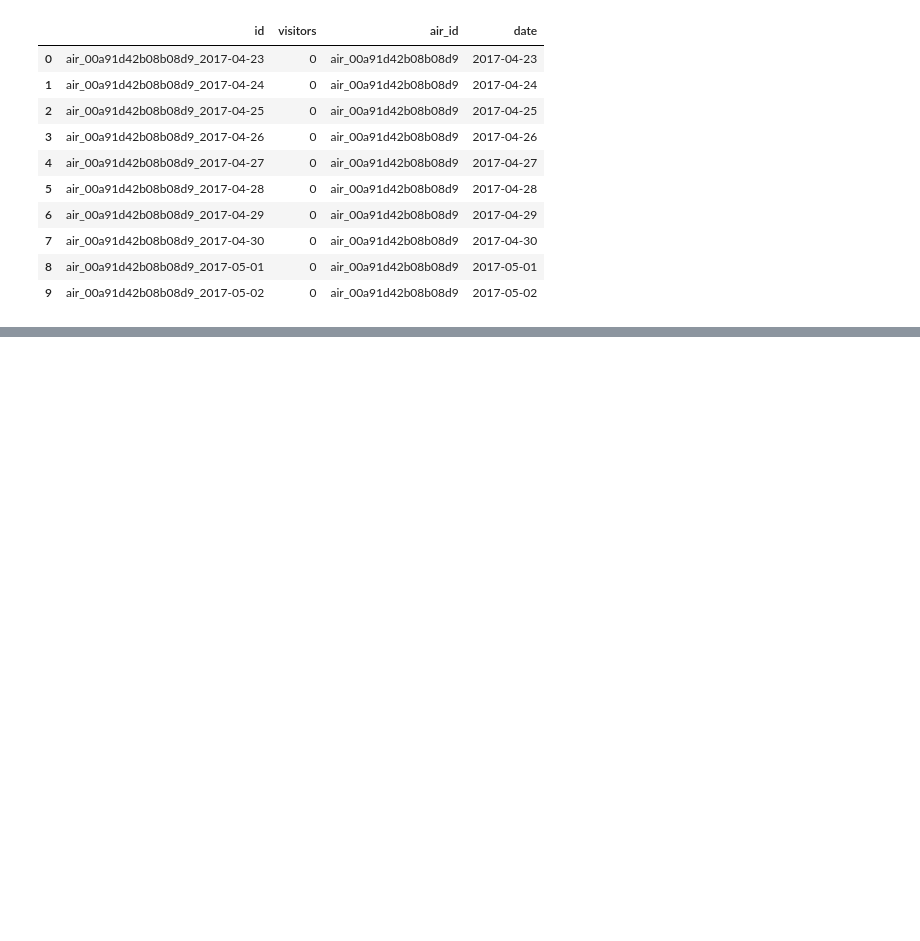
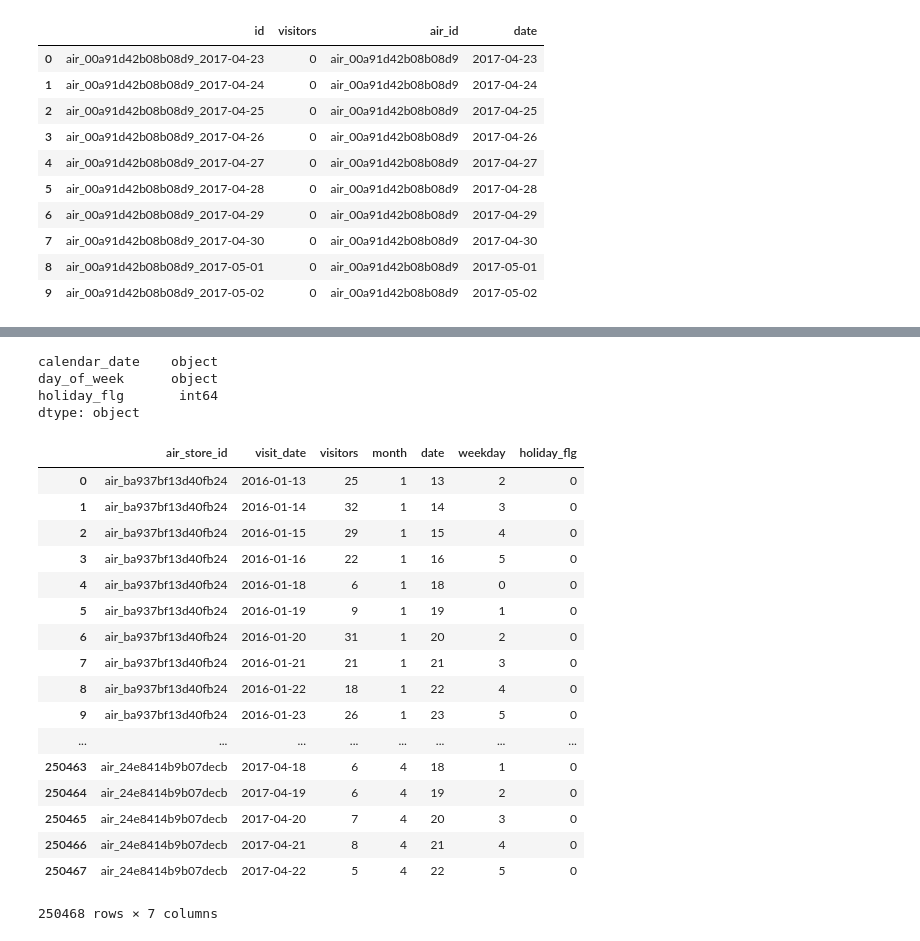
Before and after one commit to dongzhang84/Kaggle, a Jupyter notebook: Restaurant_Visitor_Forecasting/Visitor_forecasting_v1.ipynb, the cells around one changed output, grey strips where cells are left out. Cells and saved outputs as stored; diff of their text form; code cells hidden in the pictures; blank space fills up the shorter version.

```diff
--- a/Restaurant_Visitor_Forecasting/Visitor_forecasting_v1.ipynb
+++ b/Restaurant_Visitor_Forecasting/Visitor_forecasting_v1.ipynb
@@ -466,0 +555,9 @@ air_id_list = list(df_submission.air_id.unique())
+# %%
+date_info.dtypes
+# %% [output]
+calendar_date    object
+day_of_week      object
+holiday_flg       int64
+dtype: object
+# %%
+date_info.calendar_date = pd.to_datetime(date_info.calendar_date)
@@ -466,0 +570,21 @@ air_id_list = list(df_submission.air_id.unique())
+# %%
+df_av
+# %% [output]
+|  | air_store_id | visit_date | visitors | month | date | weekday | holiday_flg |
+| 0 | air_ba937bf13d40fb24 | 2016-01-13 | 25 | 1 | 13 | 2 | 0 |
+| 1 | air_ba937bf13d40fb24 | 2016-01-14 | 32 | 1 | 14 | 3 | 0 |
+| 2 | air_ba937bf13d40fb24 | 2016-01-15 | 29 | 1 | 15 | 4 | 0 |
+| 3 | air_ba937bf13d40fb24 | 2016-01-16 | 22 | 1 | 16 | 5 | 0 |
+| 4 | air_ba937bf13d40fb24 | 2016-01-18 | 6 | 1 | 18 | 0 | 0 |
+| 5 | air_ba937bf13d40fb24 | 2016-01-19 | 9 | 1 | 19 | 1 | 0 |
+| 6 | air_ba937bf13d40fb24 | 2016-01-20 | 31 | 1 | 20 | 2 | 0 |
+| 7 | air_ba937bf13d40fb24 | 2016-01-21 | 21 | 1 | 21 | 3 | 0 |
+| 8 | air_ba937bf13d40fb24 | 2016-01-22 | 18 | 1 | 22 | 4 | 0 |
+| 9 | air_ba937bf13d40fb24 | 2016-01-23 | 26 | 1 | 23 | 5 | 0 |
+| ... | ... | ... | ... | ... | ... | ... | ... |
+| 250463 | air_24e8414b9b07decb | 2017-04-18 | 6 | 4 | 18 | 1 | 0 |
+| 250464 | air_24e8414b9b07decb | 2017-04-19 | 6 | 4 | 19 | 2 | 0 |
+| 250465 | air_24e8414b9b07decb | 2017-04-20 | 7 | 4 | 20 | 3 | 0 |
+| 250466 | air_24e8414b9b07decb | 2017-04-21 | 8 | 4 | 21 | 4 | 0 |
+| 250467 | air_24e8414b9b07decb | 2017-04-22 | 5 | 4 | 22 | 5 | 0 |
+250468 rows × 7 columns
```
Also changed, not shown: parts of 47 cells of this notebook.
